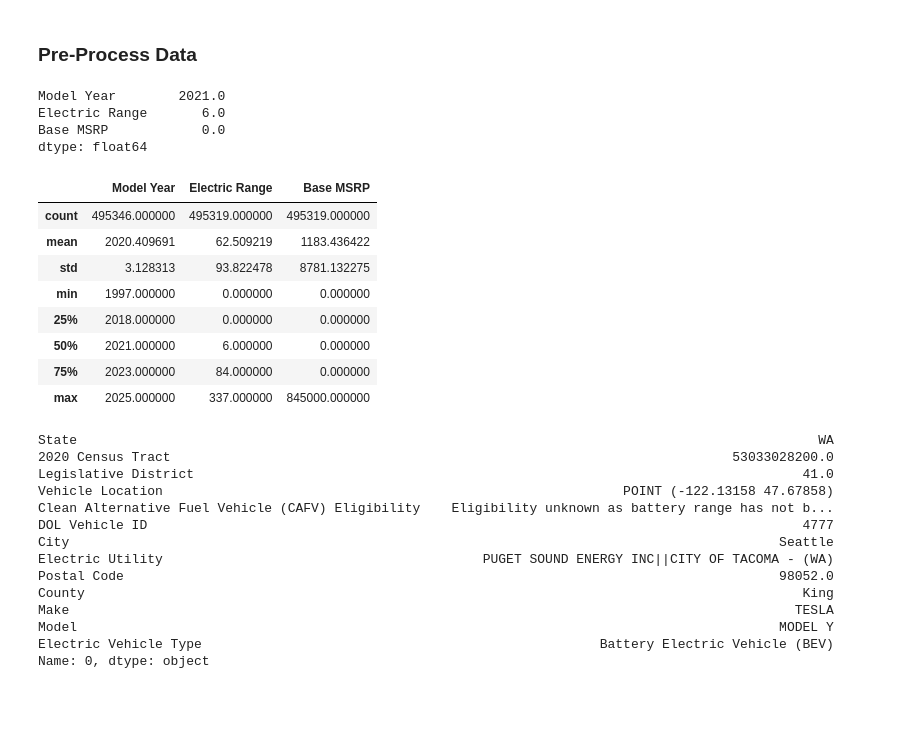
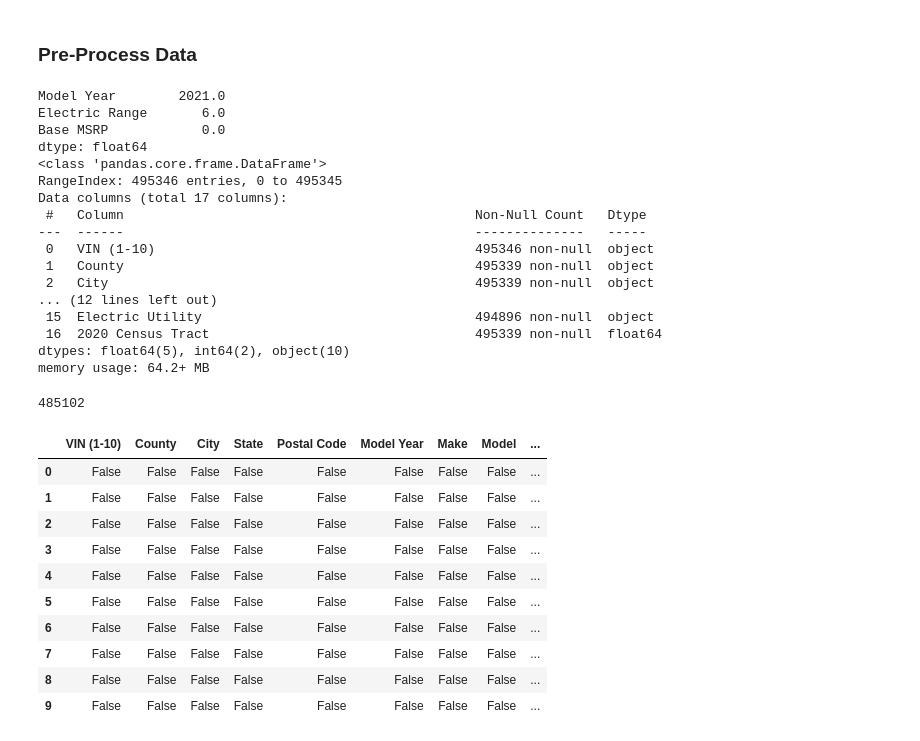
Before and after one commit to dyabasdi/Data-Visualization, a Jupyter notebook: Project/analysis.ipynb, the cells around one changed output. Saved outputs shown, nothing was run; the diff lists cells and outputs as text; code cells hidden in the pictures; blank space fills up the shorter version.

```diff
--- a/Project/analysis.ipynb
+++ b/Project/analysis.ipynb
@@ -19,37 +21,47 @@ numerical_columns = ["Model Year", "Electric Range", "Base MSRP"]
 
 print(df[numerical_columns].median())
 df[numerical_columns].describe()
+df.info()
 # %% [output]
 Model Year        2021.0
 Electric Range       6.0
 Base MSRP            0.0
 dtype: float64
+<class 'pandas.core.frame.DataFrame'>
+RangeIndex: 495346 entries, 0 to 495345
+Data columns (total 17 columns):
+ #   Column                                             Non-Null Count   Dtype
+---  ------                                             --------------   -----
+ 0   VIN (1-10)                                         495346 non-null  object
+ 1   County                                             495339 non-null  object
+ 2   City                                               495339 non-null  object
+... (12 lines left out)
+ 15  Electric Utility                                   494896 non-null  object
+ 16  2020 Census Tract                                  495339 non-null  float64
+dtypes: float64(5), int64(2), object(10)
+memory usage: 64.2+ MB
-|  | Model Year | Electric Range | Base MSRP |
-| count | 495346.000000 | 495319.000000 | 495319.000000 |
-| mean | 2020.409691 | 62.509219 | 1183.436422 |
-| std | 3.128313 | 93.822478 | 8781.132275 |
-| min | 1997.000000 | 0.000000 | 0.000000 |
-| 25% | 2018.000000 | 0.000000 | 0.000000 |
-| 50% | 2021.000000 | 6.000000 | 0.000000 |
-| 75% | 2023.000000 | 84.000000 | 0.000000 |
-| max | 2025.000000 | 337.000000 | 845000.000000 |
 # %%
 numerical_columns.append("VIN (1-10)")
 remaining_cols = list(set(df.columns) - set(numerical_columns))
 df[remaining_cols].mode().iloc[0]
 # df[remaining_cols].nunique()
+num_zeros = (df['Base MSRP'] == 0).sum()
+print(num_zeros + 27)
 # %% [output]
-State                                                                                               WA
-2020 Census Tract                                                                        53033028200.0
-Legislative District                                                                              41.0
-Vehicle Location                                                           POINT (-122.13158 47.67858)
-Clean Alternative Fuel Vehicle (CAFV) Eligibility    Eligibility unknown as battery range has not b...
-DOL Vehicle ID                                                                                    4777
-City                                                                                           Seattle
-Electric Utility                                         PUGET SOUND ENERGY INC||CITY OF TACOMA - (WA)
-Postal Code                                                                                    98052.0
-County                                                                                            King
-Make                                                                                             TESLA
-Model                                                                                          MODEL Y
-Electric Vehicle Type                                                   Battery Electric Vehicle (BEV)
-Name: 0, dtype: object
+485102
+# %%
+# Checking missing values
+missing_data = df.isnull()
+missing_data.head(10)
+# %% [output]
+|  | VIN (1-10) | County | City | State | Postal Code | Model Year | Make | Model | ... |
+| 0 | False | False | False | False | False | False | False | False | ... |
+| 1 | False | False | False | False | False | False | False | False | ... |
+| 2 | False | False | False | False | False | False | False | False | ... |
+| 3 | False | False | False | False | False | False | False | False | ... |
+| 4 | False | False | False | False | False | False | False | False | ... |
+| 5 | False | False | False | False | False | False | False | False | ... |
+| 6 | False | False | False | False | False | False | False | False | ... |
+| 7 | False | False | False | False | False | False | False | False | ... |
+| 8 | False | False | False | False | False | False | False | False | ... |
+| 9 | False | False | False | False | False | False | False | False | ... |
```
Also changed, not shown: parts of 11 cells of this notebook, 16 other files.
